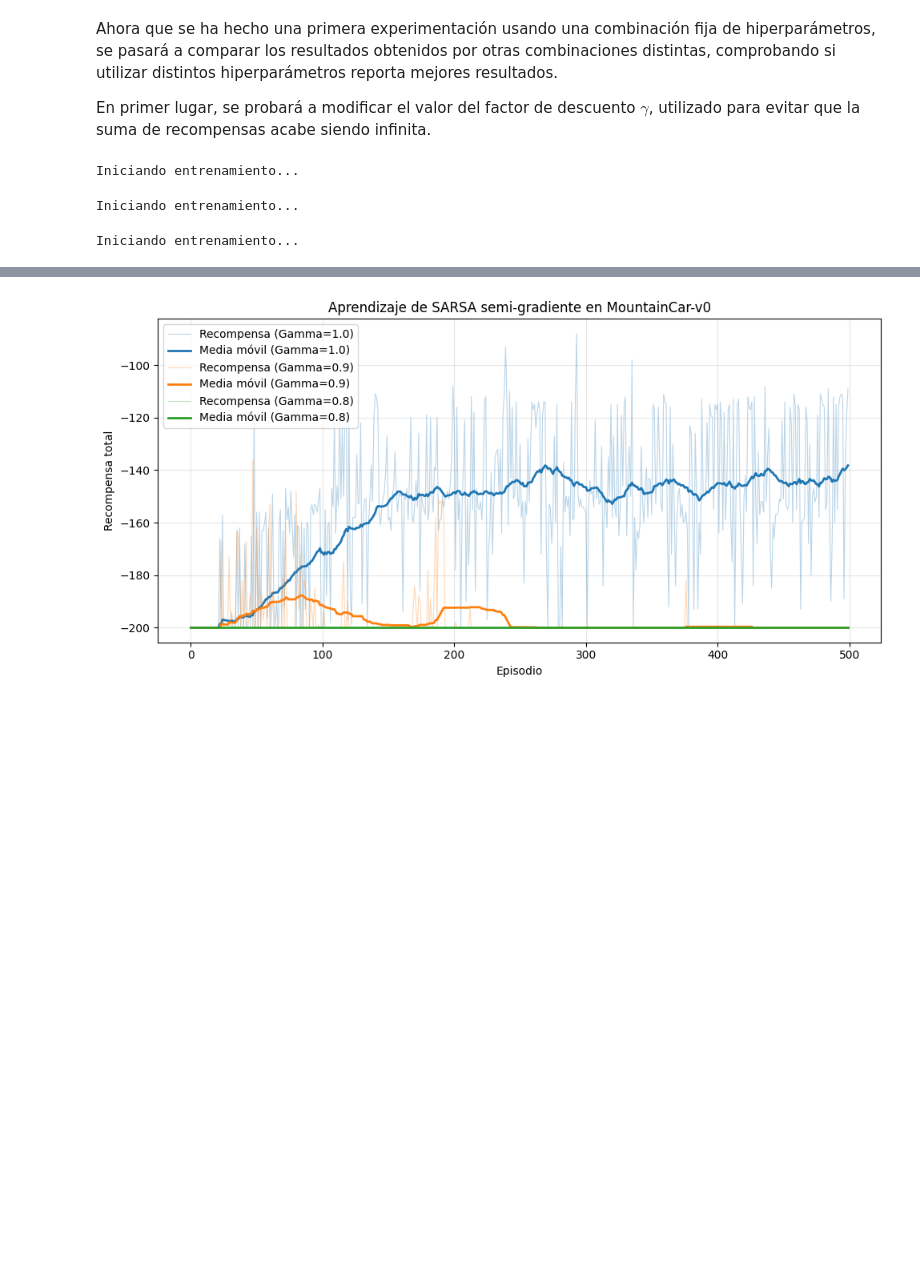
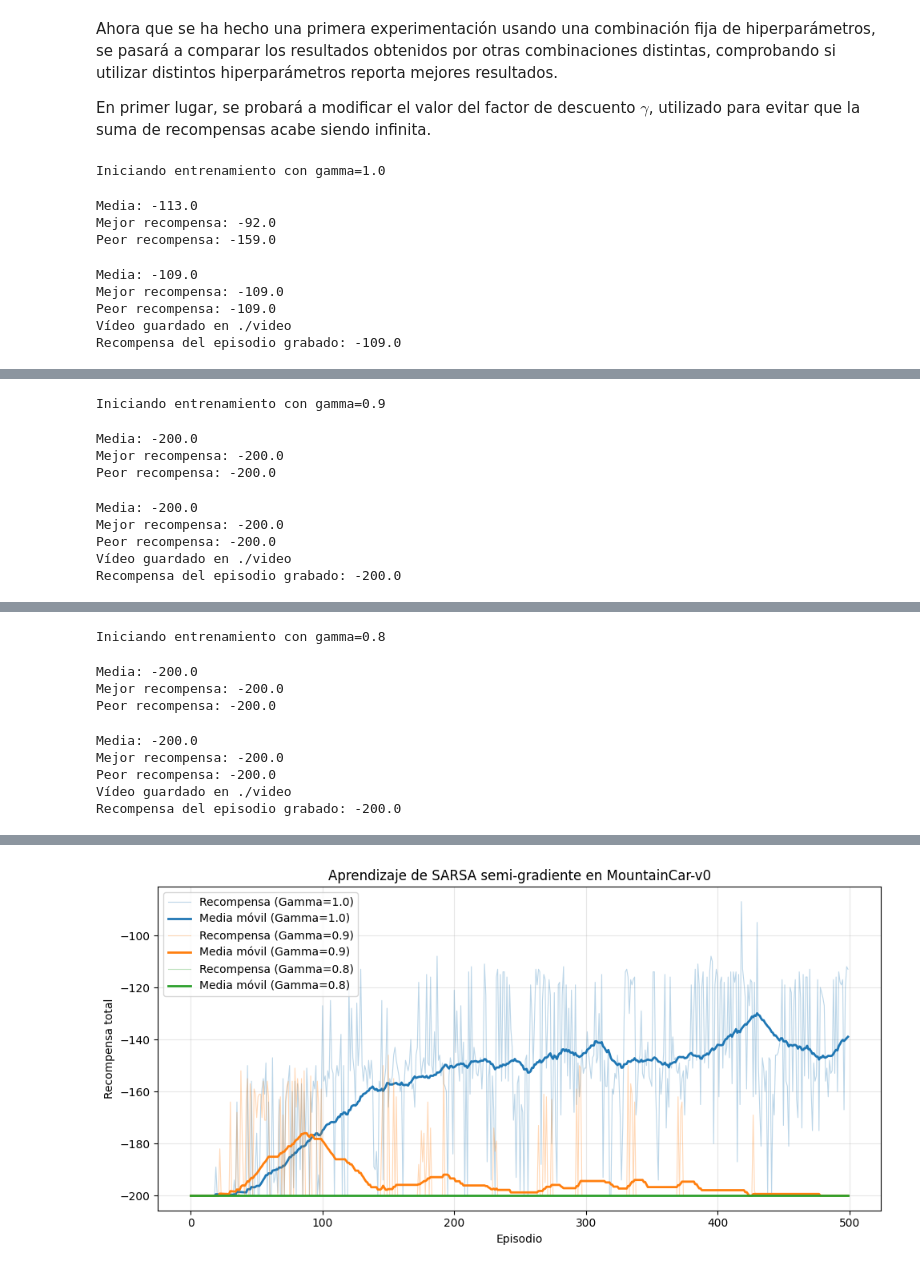
Before and after one commit to angelms2003/FernandezMartinezPolo-EML-RL, a Jupyter notebook: Entornos_Complejos/SARSA_semi_gradiente.ipynb, the cells around one changed output, grey strips where cells are left out. Drawn from its saved outputs; the diff is of its cells as text; code cells hidden in the pictures; blank space fills up the shorter version.

```diff
--- a/Entornos_Complejos/SARSA_semi_gradiente.ipynb
+++ b/Entornos_Complejos/SARSA_semi_gradiente.ipynb
@@ -927,14 +937,19 @@ Se ha conseguido una recompensa media más alta que durante el entrenamiento: -1
 
 Una vez vistos los resultados de forma numérica, merece la pena echar un vistazo al funcionamiento del agente de forma gráfica para poder comprobar cómo ha logrado resolver el problema del entorno MountainCar. Se usará la clase `RecordVideo` de Gymnasium para poder mostrar por pantalla los fotogramas generados, donde cada fotograma representa un paso temporal.
 # %%
-def record_agent(agent:SARSAAgent, filepath:str="./video"):
+def record_agent(agent:SARSAAgent, name_prefix:str, filepath:str="./video"):
     """
         Esta función graba un vídeo donde se muestra
         cómo el agente intenta resolver el problema
         de MountainCar
 
     Args:
-        agent (SARSAAgent):             Agente SARSA que se va a evaluar.
+        agent (SARSAAgent):         Agente SARSA que se va a evaluar.
+
+        name_prefix(str):           Prefijo que se le va a colocar al nombre
+                                    del vídeo. El nombre será prefijo-episode-0.mp4
+                                    (donde "prefijo" es cambiado por el valor de la
+                                    variable name_prefix)
 
         filepath (str, optional):   Ruta del directorio donde se guardará
                                     el vídeo grabado. Por defecto es "./video".
@@ -949,6 +964,7 @@ def record_agent(agent:SARSAAgent, filepath:str="./video"):
     # para que la librería se encargue automáticamente de grabar el
     # vídeo donde se muestre al agente resolviendo MountainCar
     env_video = RecordVideo(env_video, video_folder=filepath,
+                            name_prefix=name_prefix,
                             episode_trigger=lambda e: True,
                             disable_logger=True)
 
@@ -1167,17 +1183,30 @@ for gamma in [1.0, 0.9, 0.8]:
     agent = SARSAAgent(coder, alpha, gamma, epsilon)
 
     # Comienza el entrenamiento
-    print("Iniciando entrenamiento...")
+    print(f"Iniciando entrenamiento con gamma={gamma}")
     rewards = train(env, agent, num_episodes)
 
     all_rewards.append(rewards)
     labels.append(f"Gamma={gamma}")
 
+    # Se evalúa el agente
+    eval_rewards = evaluate(env_eval, agent, 20)
+
+    # Se graba el agente para comprobar su desempeño
+    record_agent(agent,f"gamma-{gamma}")
+    display(Video(f"./video/gamma-{gamma}-episode-0.mp4", embed=True, width=500))
+
     # Se cierra el entorno una vez dejamos de usarlo
     env.close()
 
 plot_training(all_rewards,labels)
 # %% [output]
-Iniciando entrenamiento...
+Iniciando entrenamiento con gamma=1.0
-Iniciando entrenamiento...
+Media: -113.0
+Mejor recompensa: -92.0
+Peor recompensa: -159.0
-Iniciando entrenamiento...
+Media: -109.0
+Mejor recompensa: -109.0
+Peor recompensa: -109.0
+Vídeo guardado en ./video
+Recompensa del episodio grabado: -109.0
@@ -1183,0 +1214,9 @@ Iniciando entrenamiento...
+Iniciando entrenamiento con gamma=0.9
+Media: -200.0
+Mejor recompensa: -200.0
+Peor recompensa: -200.0
+Media: -200.0
+Mejor recompensa: -200.0
+Peor recompensa: -200.0
+Vídeo guardado en ./video
+Recompensa del episodio grabado: -200.0
@@ -1183,0 +1224,9 @@ Iniciando entrenamiento...
+Iniciando entrenamiento con gamma=0.8
+Media: -200.0
+Mejor recompensa: -200.0
+Peor recompensa: -200.0
+Media: -200.0
+Mejor recompensa: -200.0
+Peor recompensa: -200.0
+Vídeo guardado en ./video
+Recompensa del episodio grabado: -200.0
@@ -1184,2 +1234,2 @@ Iniciando entrenamiento...
-[figure, old version]
+[figure, new version]
 # %% [markdown]
```
Also changed, not shown: parts of 22 cells of this notebook, 10 other files.
